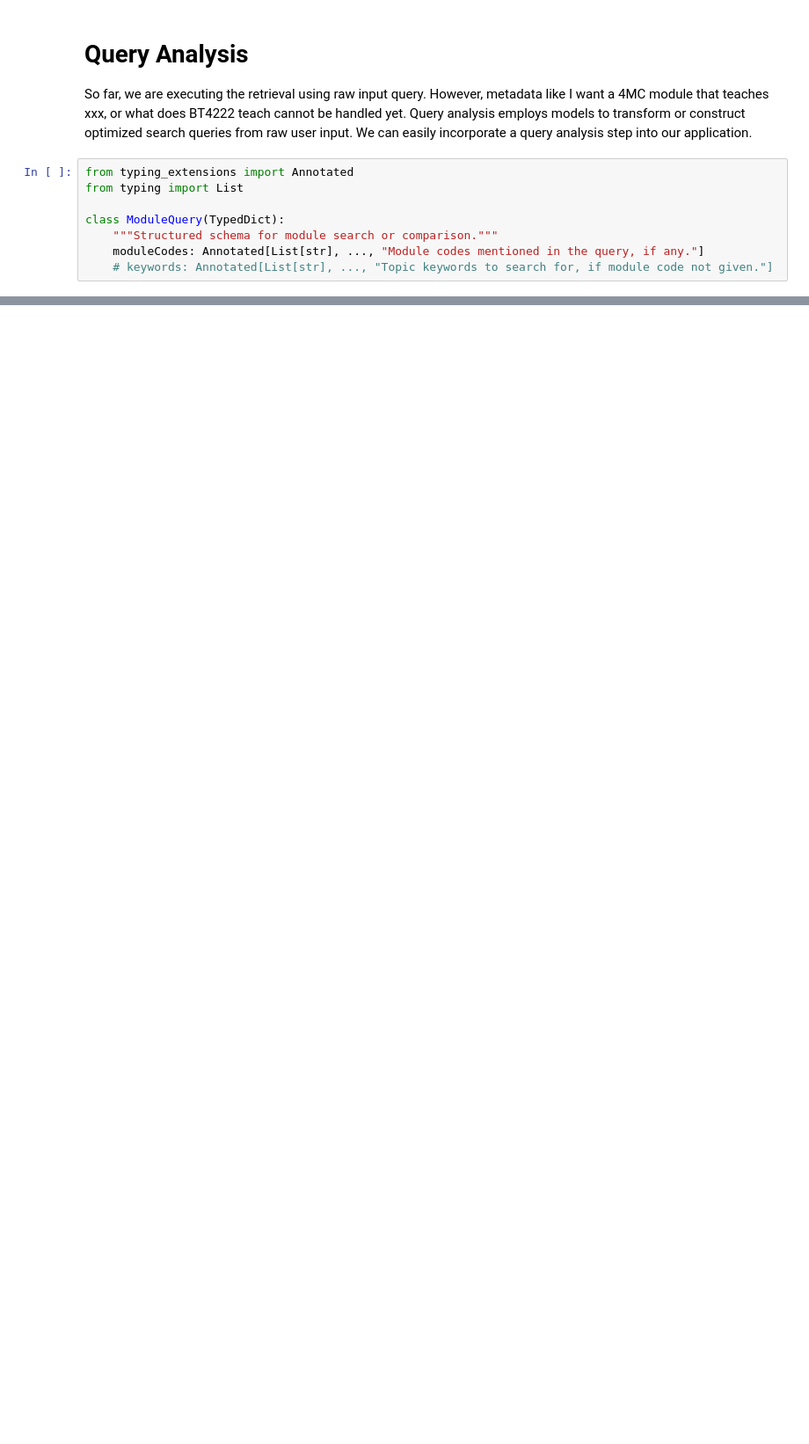
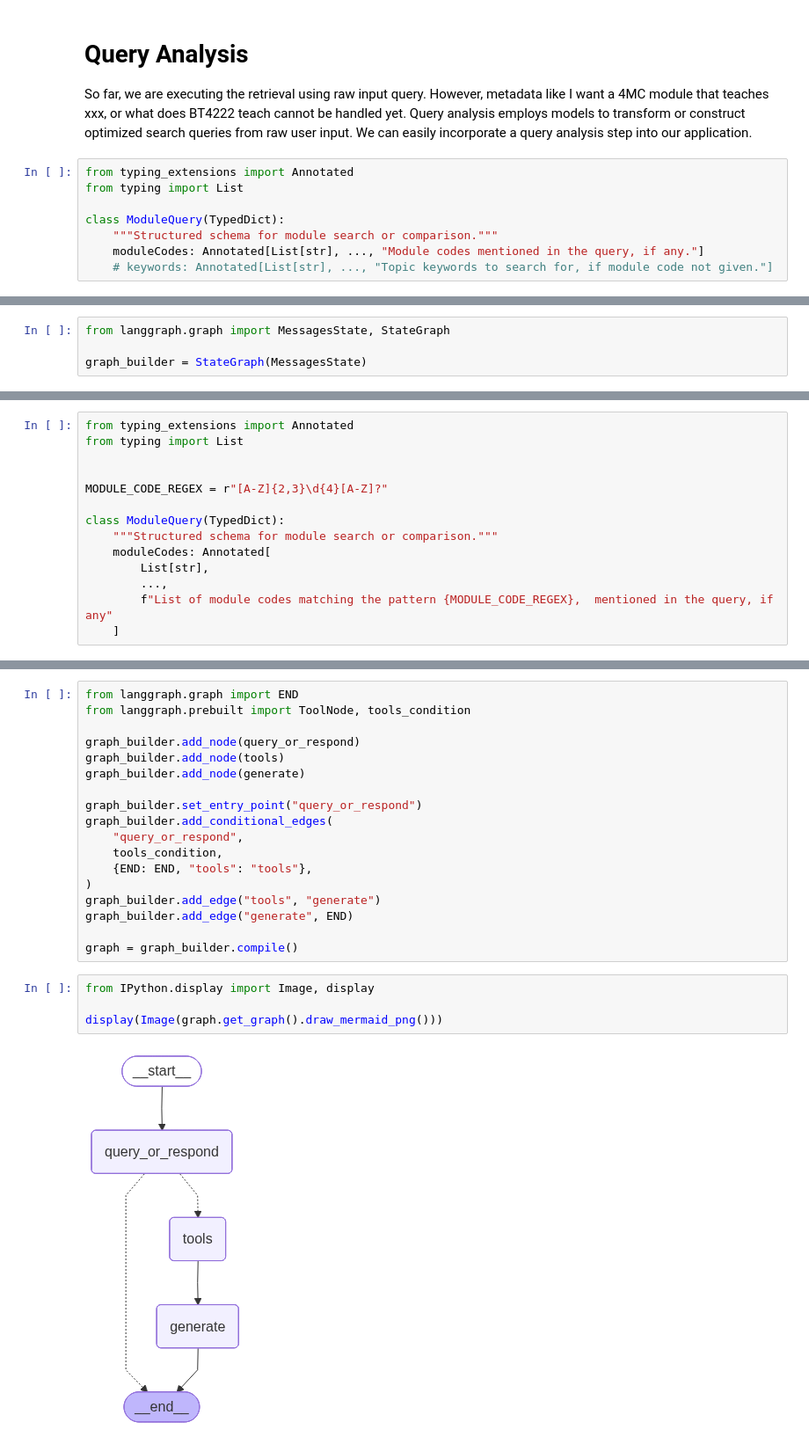
Before and after one commit to zhenging2b/NUS_Modules_RAG, a Jupyter notebook: LLM RAG example.ipynb, the cells around one changed output, grey strips where cells are left out. Shown at 88% size. Cells and saved outputs as stored; diff of their text form; blank space fills up the shorter version.

```diff
--- a/LLM RAG example.ipynb
+++ b/LLM RAG example.ipynb
@@ -263,0 +283,4 @@ for step in graph.stream(
+# %%
+from langgraph.graph import MessagesState, StateGraph
+
+graph_builder = StateGraph(MessagesState)
@@ -263,0 +289,14 @@ for step in graph.stream(
+# %%
+from typing_extensions import Annotated
+from typing import List
+
+
+MODULE_CODE_REGEX = r"[A-Z]{2,3}\d{4}[A-Z]?"
+
+class ModuleQuery(TypedDict):
+    """Structured schema for module search or comparison."""
+    moduleCodes: Annotated[
+        List[str],
+        ...,
+        f"List of module codes matching the pattern {MODULE_CODE_REGEX},  mentioned in the query, if any"
+    ]
@@ -263,0 +397,24 @@ for step in graph.stream(
+# %%
+from langgraph.graph import END
+from langgraph.prebuilt import ToolNode, tools_condition
+
+graph_builder.add_node(query_or_respond)
+graph_builder.add_node(tools)
+graph_builder.add_node(generate)
+
+graph_builder.set_entry_point("query_or_respond")
+graph_builder.add_conditional_edges(
+    "query_or_respond",
+    tools_condition,
+    {END: END, "tools": "tools"},
+)
+graph_builder.add_edge("tools", "generate")
+graph_builder.add_edge("generate", END)
+
+graph = graph_builder.compile()
+# %%
+from IPython.display import Image, display
+
+display(Image(graph.get_graph().draw_mermaid_png()))
+# %% [output]
+[figure, added]
```
Also changed, not shown: parts of 34 cells of this notebook, 12 other files.
